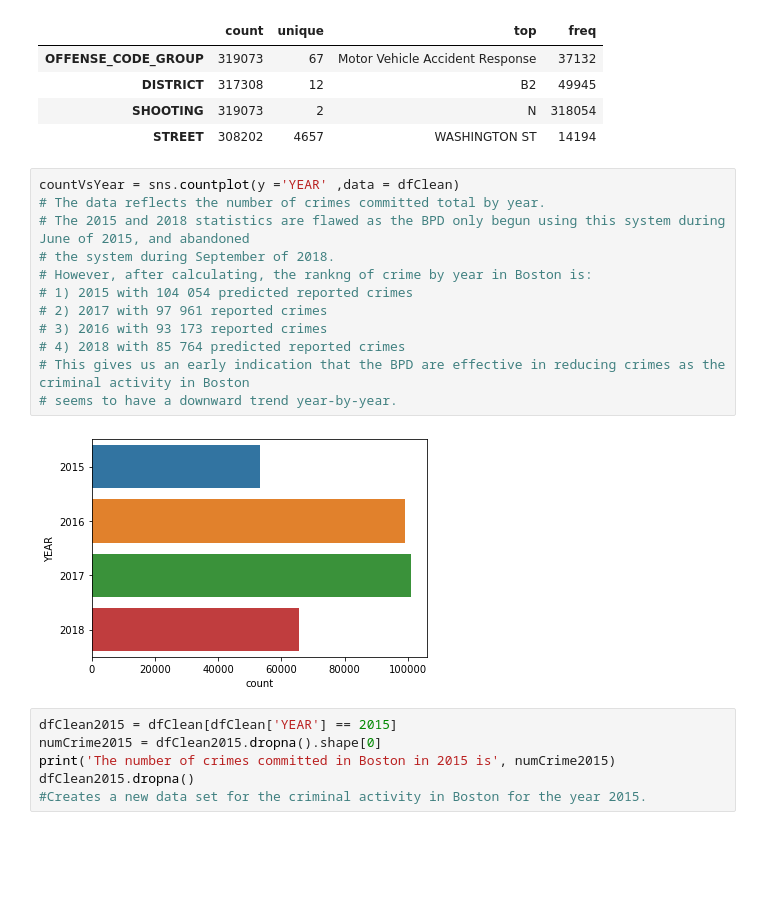
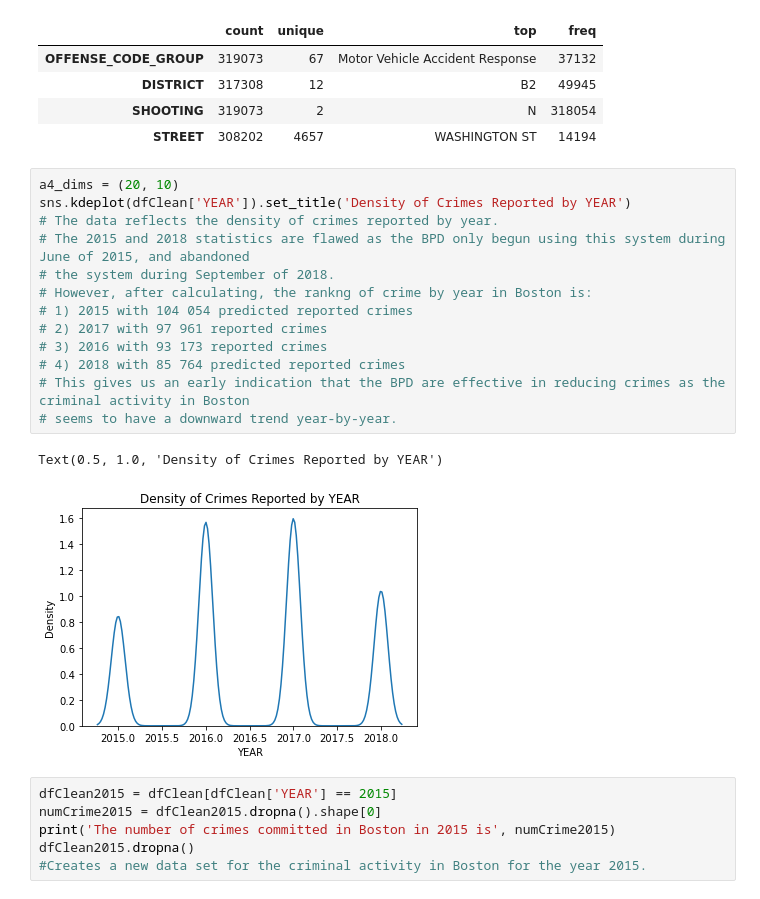
Before and after one commit to data301-2021-winter1/project-group42-project, a Jupyter notebook: notebooks/Reece1/Reece_EDA.ipynb, the cells around one changed output. Saved outputs shown, nothing was run; the diff lists cells and outputs as text; blank space fills up the shorter version.

```diff
--- a/notebooks/Reece1/Reece_EDA.ipynb
+++ b/notebooks/Reece1/Reece_EDA.ipynb
@@ -50,19 +50,21 @@ dfClean.describe(include = 'object').T
 | SHOOTING | 319073 | 2 | N | 318054 |
 | STREET | 308202 | 4657 | WASHINGTON ST | 14194 |
 # %%
-countVsYear = sns.countplot(y ='YEAR' ,data = dfClean)
-# The data reflects the number of crimes committed total by year.
+a4_dims = (20, 10)
+sns.kdeplot(dfClean['YEAR']).set_title('Density of Crimes Reported by YEAR')
+# The data reflects the density of crimes reported by year.
 # The 2015 and 2018 statistics are flawed as the BPD only begun using this system during June of 2015, and abandoned
 # the system during September of 2018.
 # However, after calculating, the rankng of crime by year in Boston is:
 # 1) 2015 with 104 054 predicted reported crimes
 # 2) 2017 with 97 961 reported crimes
 # 3) 2016 with 93 173 reported crimes
 # 4) 2018 with 85 764 predicted reported crimes
 # This gives us an early indication that the BPD are effective in reducing crimes as the criminal activity in Boston
 # seems to have a downward trend year-by-year.
 # %% [output]
+Text(0.5, 1.0, 'Density of Crimes Reported by YEAR')
-[figure, old version]
+[figure, new version]
 # %%
 dfClean2015 = dfClean[dfClean['YEAR'] == 2015]
 numCrime2015 = dfClean2015.dropna().shape[0]
```
Also changed, not shown: 3 other files.
